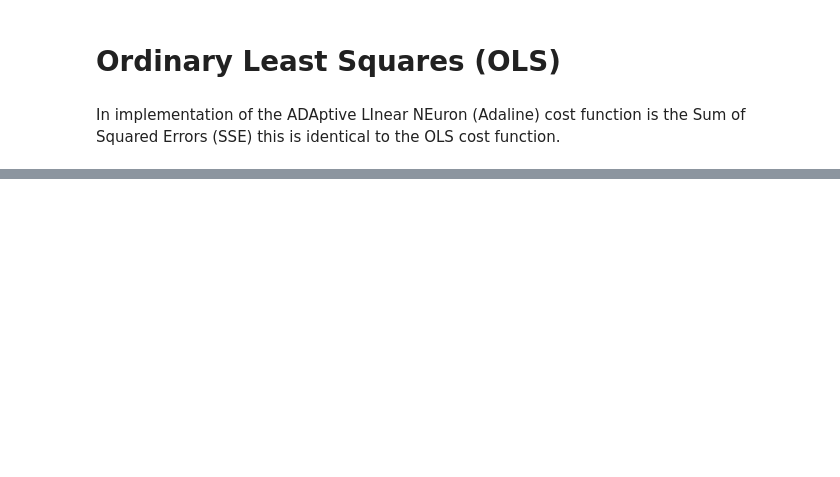
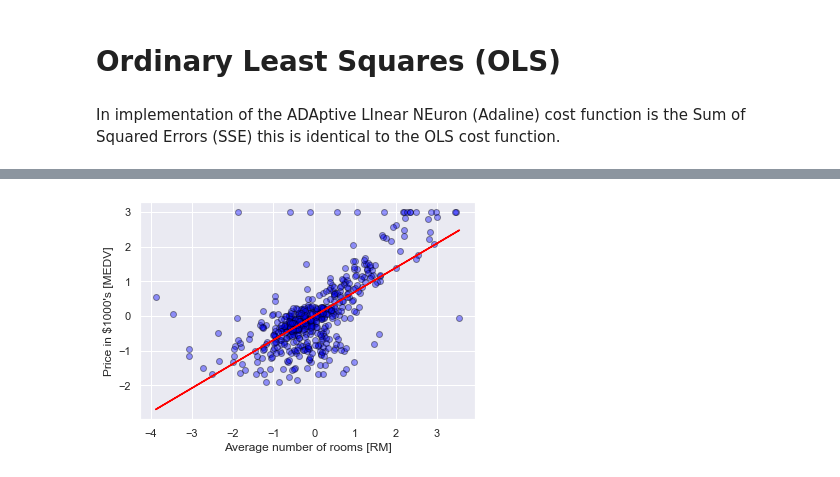
Before and after one commit to BioWar/Python-Machine-Learning, a Jupyter notebook: Predicting Continuous Target Variables with Regression Analysis.ipynb, the cells around one changed output, grey strips where cells are left out. Cells and saved outputs as stored; diff of their text form; code cells hidden in the pictures; blank space fills up the shorter version.

```diff
--- a/Predicting Continuous Target Variables with Regression Analysis.ipynb
+++ b/Predicting Continuous Target Variables with Regression Analysis.ipynb
@@ -140,5 +142,0 @@ ValueError: non-broadcastable output operand with shape (1,) doesn't match the b
-# %%
-def lin_regplot(X, y, model):
-    plt.scatter(X, y, c='white',edgecolor='green')
-    plt.plot(X, model.predict(X), color='red')
-    return None
@@ -151,3 +159,16 @@ print('Intercept: %.3f' % slr.intercept_)
+# %%
+def lin_regplot(X, y, model):
+    plt.scatter(X, y, c='blue', edgecolor='black', alpha=0.4)
+    plt.plot(X, model.predict(X), color='red')
+    return None
+# %%
+lin_regplot(X_std, y_std, lr)
+plt.xlabel('Average number of rooms [RM]')
+plt.ylabel('Price in $1000\'s [MEDV]')
+
+plt.show()
+# %% [output]
+[figure, added]
 # %%
 lin_regplot(X, y, slr)
 plt.xlabel('Average number of rooms [RM]')
```
Also changed, not shown: parts of 43 cells of this notebook.
